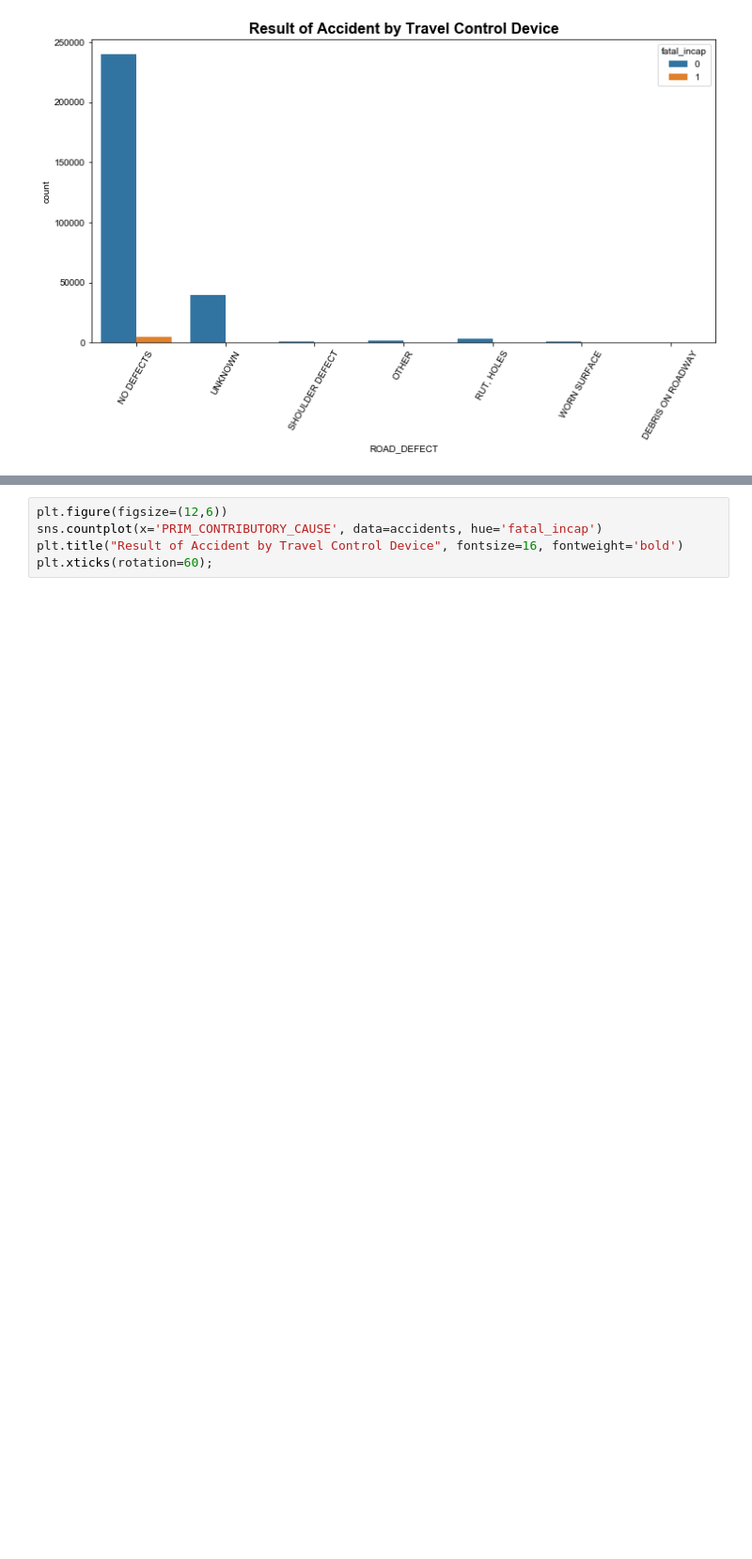
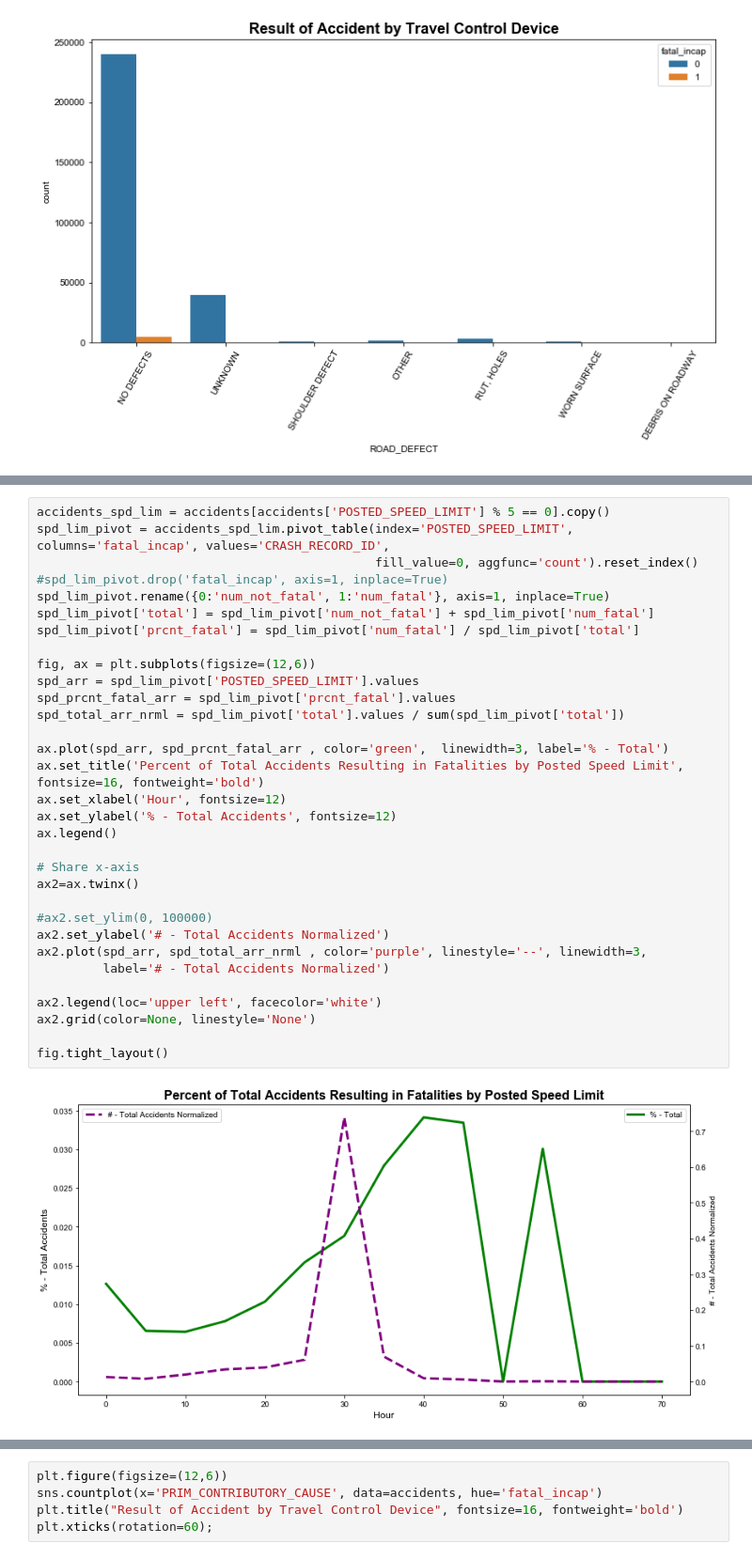
Before and after one commit to Morgan-Sell/chi-traffic-accidents, a Jupyter notebook: chi-transport-v2.ipynb, the cells around one changed output, grey strips where cells are left out. Shown at 94% size. Drawn from its saved outputs; the diff is of its cells as text; blank space fills up the shorter version.

```diff
--- a/chi-transport-v2.ipynb
+++ b/chi-transport-v2.ipynb
@@ -231,3 +243,37 @@ plt.title("Result of Accident by Travel Control Device", fontsize=16, fontweight
 plt.xticks(rotation=60);
 # %% [output]
 [figure]
+# %%
+accidents_spd_lim = accidents[accidents['POSTED_SPEED_LIMIT'] % 5 == 0].copy()
+spd_lim_pivot = accidents_spd_lim.pivot_table(index='POSTED_SPEED_LIMIT', columns='fatal_incap', values='CRASH_RECORD_ID',
+                                              fill_value=0, aggfunc='count').reset_index()
+#spd_lim_pivot.drop('fatal_incap', axis=1, inplace=True)
+spd_lim_pivot.rename({0:'num_not_fatal', 1:'num_fatal'}, axis=1, inplace=True)
+spd_lim_pivot['total'] = spd_lim_pivot['num_not_fatal'] + spd_lim_pivot['num_fatal']
+spd_lim_pivot['prcnt_fatal'] = spd_lim_pivot['num_fatal'] / spd_lim_pivot['total']
+
+fig, ax = plt.subplots(figsize=(12,6))
+spd_arr = spd_lim_pivot['POSTED_SPEED_LIMIT'].values
+spd_prcnt_fatal_arr = spd_lim_pivot['prcnt_fatal'].values
+spd_total_arr_nrml = spd_lim_pivot['total'].values / sum(spd_lim_pivot['total'])
+
+ax.plot(spd_arr, spd_prcnt_fatal_arr , color='green',  linewidth=3, label='% - Total')
+ax.set_title('Percent of Total Accidents Resulting in Fatalities by Posted Speed Limit', fontsize=16, fontweight='bold')
+ax.set_xlabel('Hour', fontsize=12)
+ax.set_ylabel('% - Total Accidents', fontsize=12)
+ax.legend()
+
+# Share x-axis
+ax2=ax.twinx()
+
+#ax2.set_ylim(0, 100000)
+ax2.set_ylabel('# - Total Accidents Normalized')
+ax2.plot(spd_arr, spd_total_arr_nrml , color='purple', linestyle='--', linewidth=3,
+         label='# - Total Accidents Normalized')
+
+ax2.legend(loc='upper left', facecolor='white')
+ax2.grid(color=None, linestyle='None')
+
+fig.tight_layout()
+# %% [output]
+[figure, added]
```
Also changed, not shown: parts of 21 cells of this notebook.
